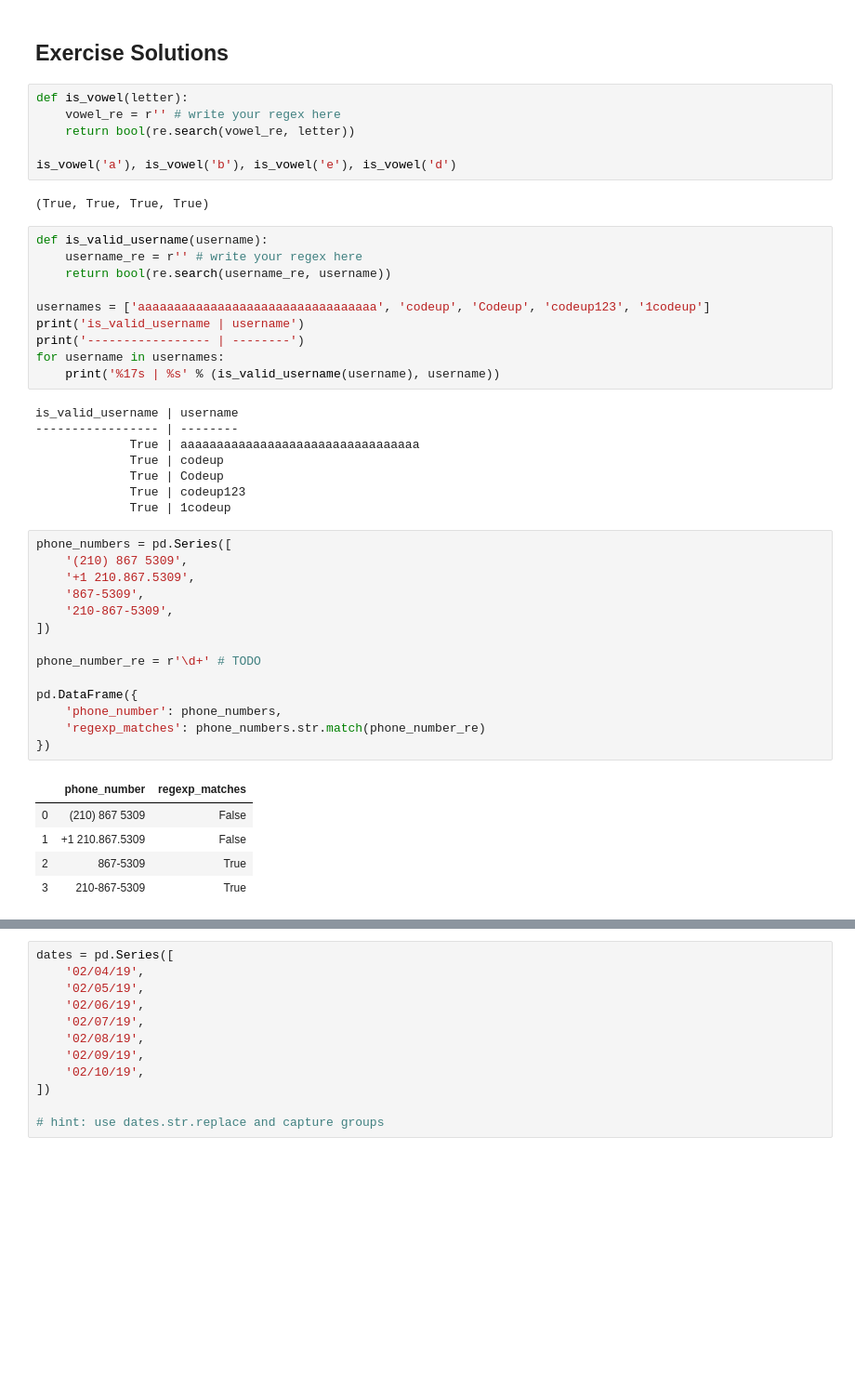
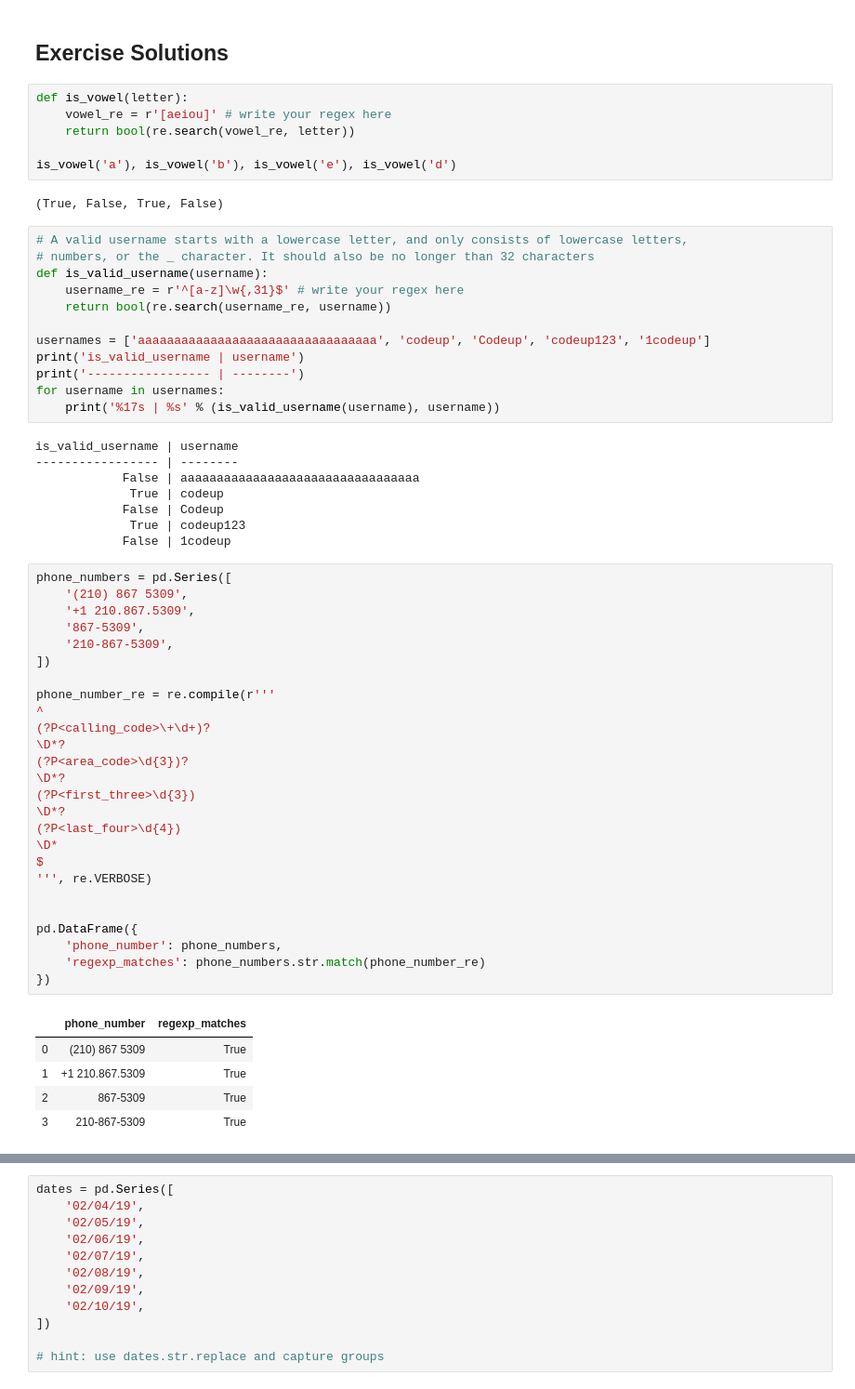
Before and after one commit to CodeupClassroom/bayes-methodologies-exercises, a Jupyter notebook: nlp/regex-lesson.ipynb, the cells around one changed output, grey strips where cells are left out. Shown: that part at 93% size. Saved outputs shown, nothing was run; the diff lists cells and outputs as text; blank space fills up the shorter version.

```diff
--- a/nlp/regex-lesson.ipynb
+++ b/nlp/regex-lesson.ipynb
@@ -488,15 +498,17 @@ dtype: object
 ## Exercise Solutions
 # %%
 def is_vowel(letter):
-    vowel_re = r'' # write your regex here
+    vowel_re = r'[aeiou]' # write your regex here
     return bool(re.search(vowel_re, letter))
 
 is_vowel('a'), is_vowel('b'), is_vowel('e'), is_vowel('d')
 # %% [output]
-(True, True, True, True)
+(True, False, True, False)
 # %%
+# A valid username starts with a lowercase letter, and only consists of lowercase letters,
+# numbers, or the _ character. It should also be no longer than 32 characters
 def is_valid_username(username):
-    username_re = r'' # write your regex here
+    username_re = r'^[a-z]\w{,31}$' # write your regex here
     return bool(re.search(username_re, username))
 
 usernames = ['aaaaaaaaaaaaaaaaaaaaaaaaaaaaaaaaa', 'codeup', 'Codeup', 'codeup123', '1codeup']
@@ -507,28 +519,40 @@ for username in usernames:
 # %% [output]
 is_valid_username | username
 ----------------- | --------
-             True | aaaaaaaaaaaaaaaaaaaaaaaaaaaaaaaaa
+            False | aaaaaaaaaaaaaaaaaaaaaaaaaaaaaaaaa
              True | codeup
-             True | Codeup
+            False | Codeup
              True | codeup123
-             True | 1codeup
+            False | 1codeup
 # %%
 phone_numbers = pd.Series([
     '(210) 867 5309',
     '+1 210.867.5309',
     '867-5309',
     '210-867-5309',
 ])
 
-phone_number_re = r'\d+' # TODO
+phone_number_re = re.compile(r'''
+^
+(?P<calling_code>\+\d+)?
+\D*?
+(?P<area_code>\d{3})?
+\D*?
+(?P<first_three>\d{3})
+\D*?
+(?P<last_four>\d{4})
+\D*
+$
+''', re.VERBOSE)
+
 
 pd.DataFrame({
     'phone_number': phone_numbers,
     'regexp_matches': phone_numbers.str.match(phone_number_re)
 })
 # %% [output]
 |  | phone_number | regexp_matches |
-| 0 | (210) 867 5309 | False |
-| 1 | +1 210.867.5309 | False |
+| 0 | (210) 867 5309 | True |
+| 1 | +1 210.867.5309 | True |
 | 2 | 867-5309 | True |
 | 3 | 210-867-5309 | True |
```
Also changed, not shown: parts of 15 cells of this notebook.
